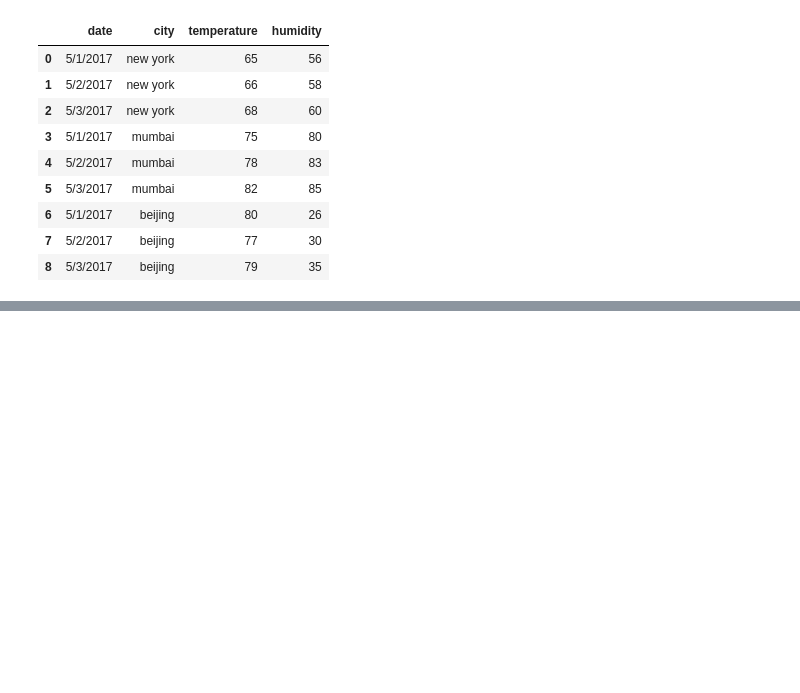
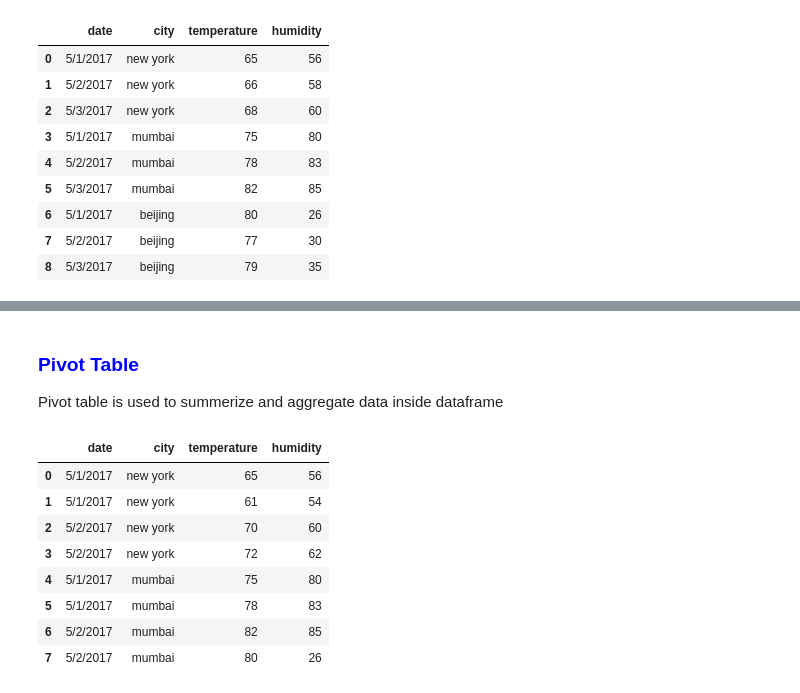
Before and after one commit to aranyaadheu/Pandas, a Jupyter notebook: pandas/10. pivot table/pandas_pivot.ipynb, the cells around one changed output, grey strips where cells are left out. Cells and saved outputs as stored; diff of their text form; code cells hidden in the pictures; blank space fills up the shorter version.

```diff
--- a/pandas/10. pivot table/pandas_pivot.ipynb
+++ b/pandas/10. pivot table/pandas_pivot.ipynb
@@ -23,0 +75,19 @@ df
+# %% [markdown]
+<span style="color: blue;">
+    <h3>Pivot Table</h3>
+</span>
+
+Pivot table is used to summerize and aggregate data inside dataframe
+# %%
+df = pd.read_csv("weather2.csv")
+df
+# %% [output]
+|  | date | city | temperature | humidity |
+| 0 | 5/1/2017 | new york | 65 | 56 |
+| 1 | 5/1/2017 | new york | 61 | 54 |
+| 2 | 5/2/2017 | new york | 70 | 60 |
+| 3 | 5/2/2017 | new york | 72 | 62 |
+| 4 | 5/1/2017 | mumbai | 75 | 80 |
+| 5 | 5/1/2017 | mumbai | 78 | 83 |
+| 6 | 5/2/2017 | mumbai | 82 | 85 |
+| 7 | 5/2/2017 | mumbai | 80 | 26 |
```
Also changed, not shown: parts of 15 cells of this notebook.
